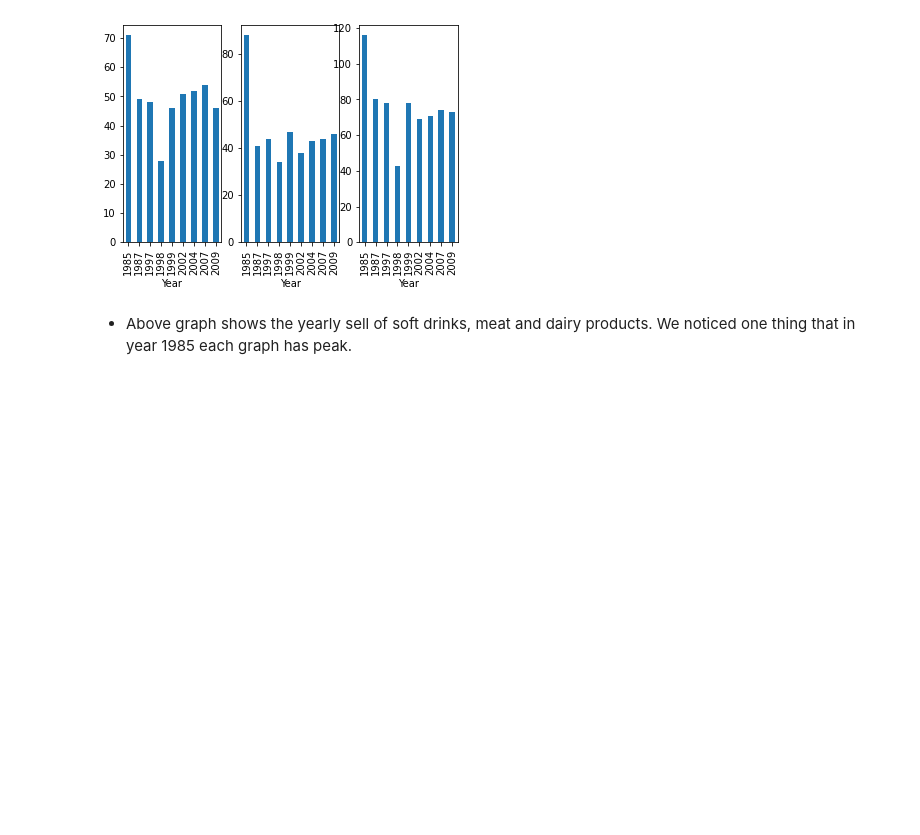
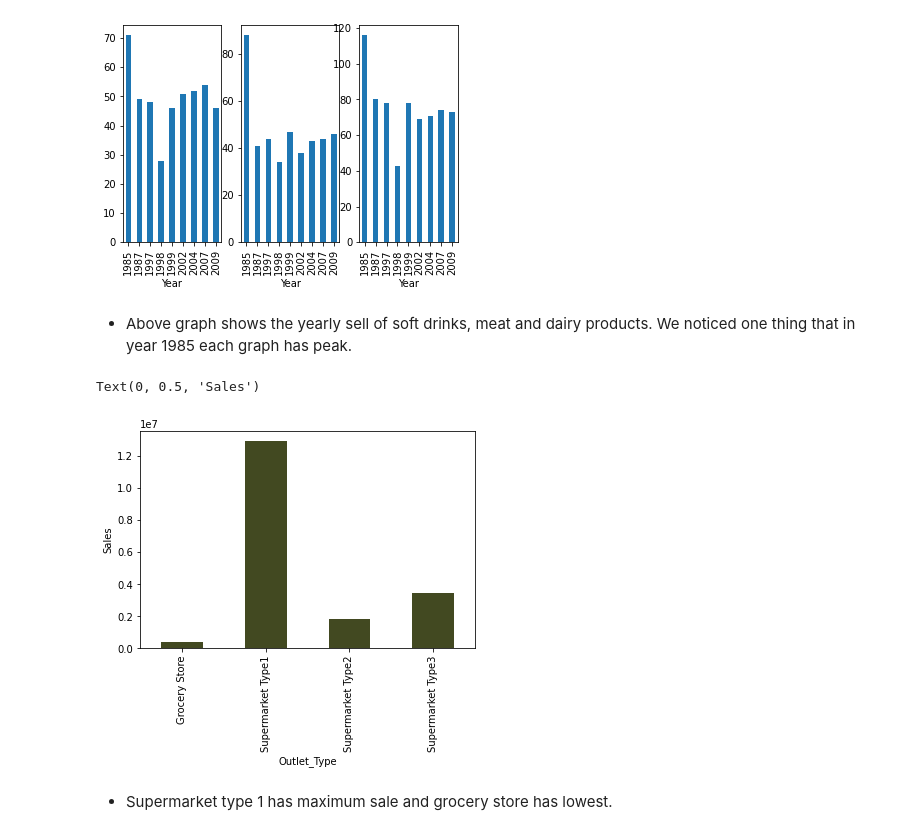
Before and after one commit to sourabhgumtaj/BigMart_EDA, a Jupyter notebook: bigmart-sales-data.ipynb, the cells around one changed output. Saved outputs shown, nothing was run; the diff lists cells and outputs as text; code cells hidden in the pictures; blank space fills up the shorter version.

Commit message:
Kaggle Notebook | BigMart_Sales_Data_EDA | Version 2

```diff
--- a/bigmart-sales-data.ipynb
+++ b/bigmart-sales-data.ipynb
@@ -315,3 +320,11 @@ dairy.groupby('Year')['Item_Type'].count().plot(kind='bar')
 [figure]
 # %% [markdown]
 * Above graph shows the yearly sell of soft drinks, meat and dairy products. We noticed one thing that in year 1985 each graph has peak.
+# %%
+df.groupby('Outlet_Type')['Sales'].sum().plot(kind ='bar',color='#424921')
+plt.ylabel('Sales')
+# %% [output]
+Text(0, 0.5, 'Sales')
+[figure, added]
+# %% [markdown]
+* Supermarket type 1 has maximum sale and grocery store has lowest.
```
Also changed, not shown: parts of 8 cells of this notebook.
